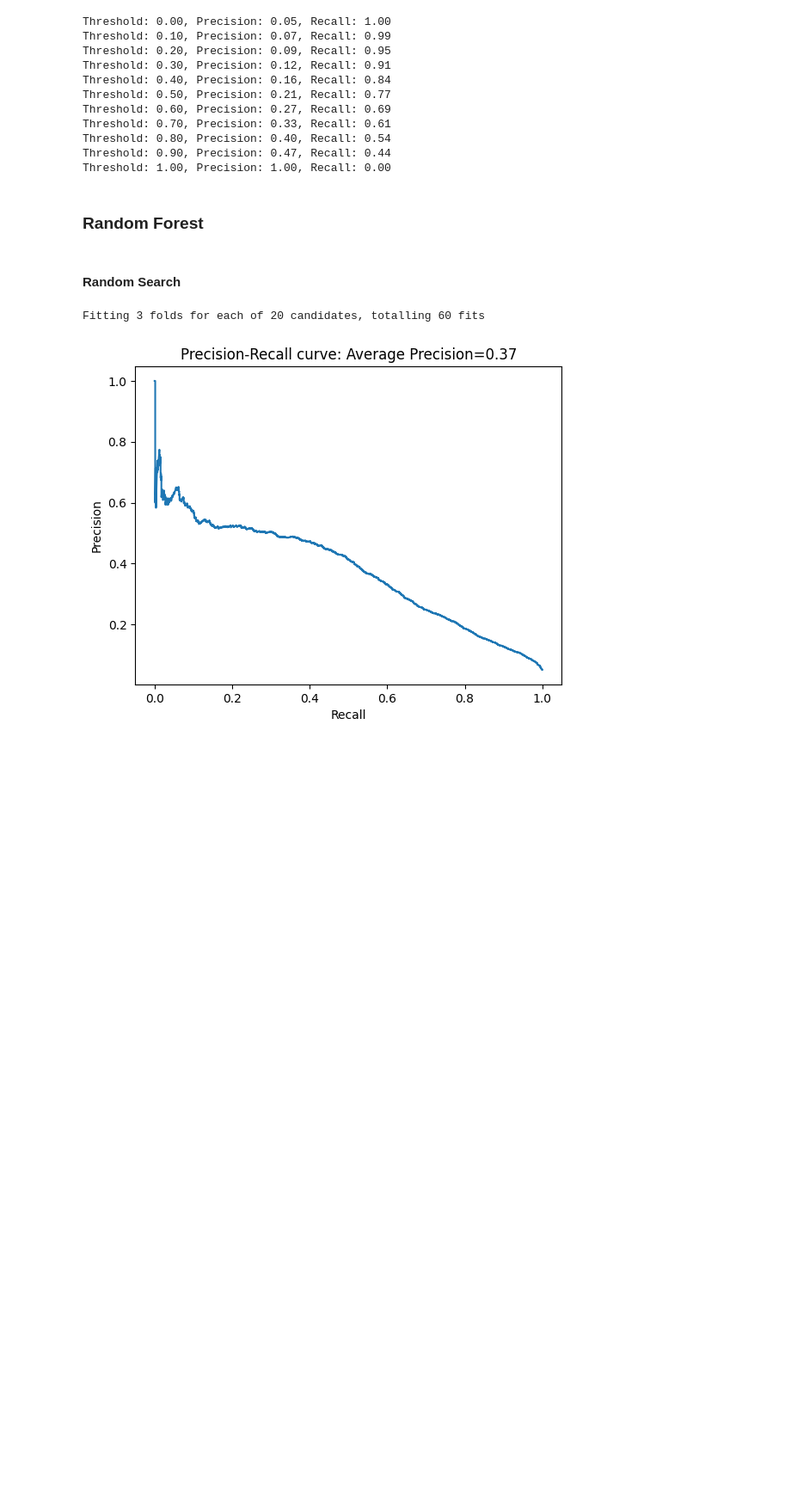
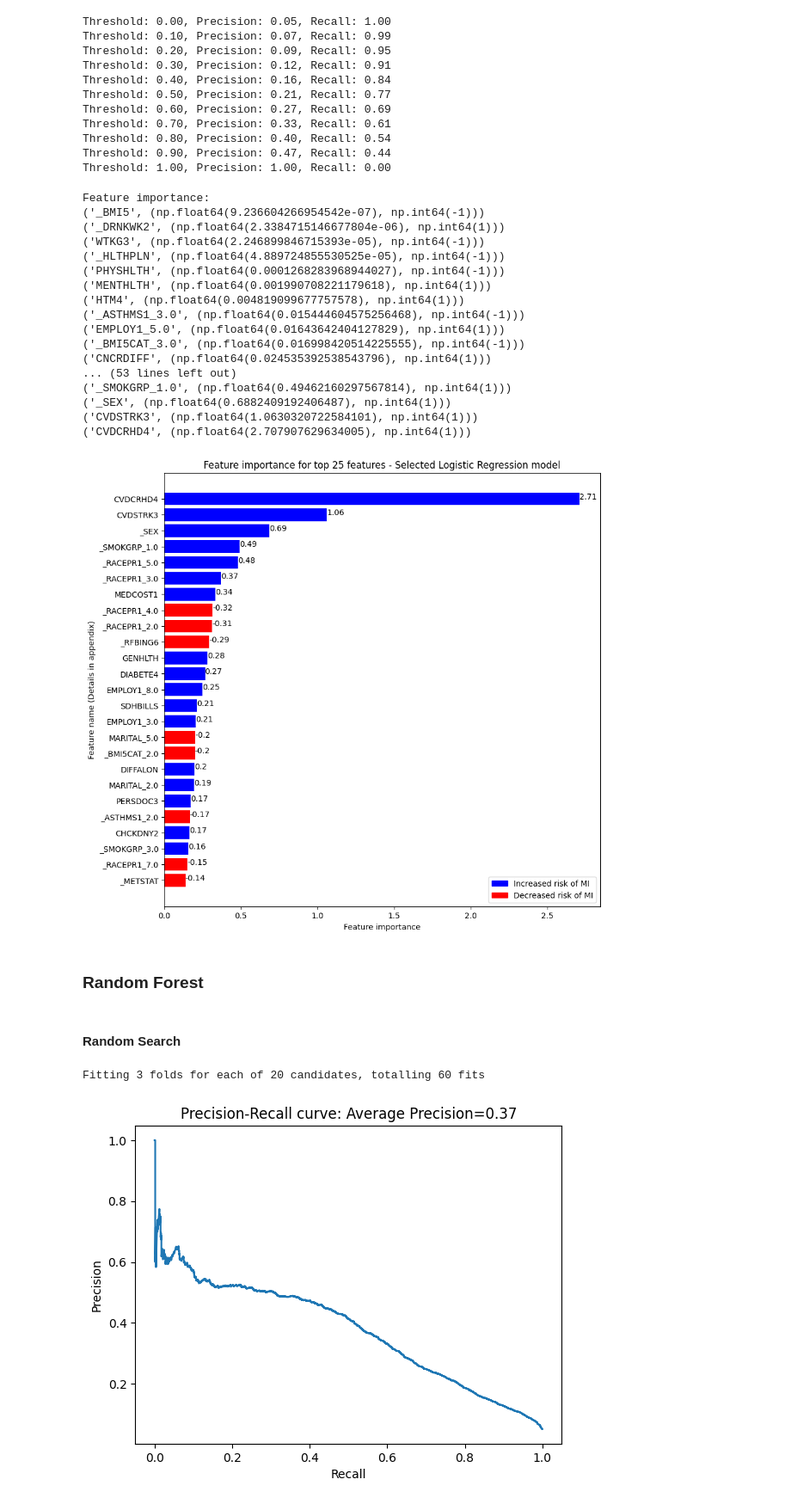
Before and after one commit to anuvrat-umich/siads_capstone, a Jupyter notebook: src/model.ipynb, the cells around one changed output. Shown at 86% size. Saved outputs shown, nothing was run; the diff lists cells and outputs as text; code cells hidden in the pictures; blank space fills up the shorter version.

```diff
--- a/src/model.ipynb
+++ b/src/model.ipynb
@@ -301,7 +307,7 @@ plt.hist(y_probs, bins=10)
 #### Specific LR Models
 # %%
 # Create an LR model
-clf_logistic = LogisticRegression(solver="liblinear", penalty="l1", C=0.1)
+#clf_logistic = LogisticRegression(solver="liblinear", penalty="l1", C=0.1)
 # Best parameters:{'C': 1, 'max_iter': 100, 'penalty': 'l2', 'solver': 'newton-cg'}
 clf_logistic = LogisticRegression(solver="newton-cg", penalty="l2", C=1, max_iter=100)
 
@@ -405,6 +412,63 @@ Threshold: 0.70, Precision: 0.33, Recall: 0.61
 Threshold: 0.80, Precision: 0.40, Recall: 0.54
 Threshold: 0.90, Precision: 0.47, Recall: 0.44
 Threshold: 1.00, Precision: 1.00, Recall: 0.00
+# %%
+# Plot feature importance
+feature_importance = dict(
+    zip(
+        X.columns,
+        zip(
+            np.abs(clf_logistic.coef_[0]),
+            np.where(clf_logistic.coef_[0] >= 0, 1, -1),
+        ),
+    )
+)
+sorted_features = sorted(
+    feature_importance.items(), key=lambda x: x[1][0], reverse=False
+)
+print("\n\nFeature importance:")
+for feature in sorted_features:
+    print(feature)
+
+# Plot feature importance with feature importance values as data labels
+plt.figure(figsize=(10, 10))
+top_n = 25
+colors = ["blue" if x[1][1] == 1 else "red" for x in sorted_features[-top_n:]]
+plt.barh(
+    [x[0] for x in sorted_features[-top_n:]],
+    [x[1][0] for x in sorted_features[-top_n:]],
+    color=colors,
+)
+for index, value in enumerate([x[1] for x in sorted_features[-top_n:]]):
+    plt.text(value[0], index, str(value[1] * round(value[0], 2)))
+plt.xlabel("Feature importance")
+plt.ylabel("Feature name (Details in appendix)")
+plt.title("Feature importance for top 25 features - Selected Logistic Regression model")
+# Add legend for colors
+blue_patch = mpatches.Patch(color='blue', label='Increased risk of MI')
+red_patch = mpatches.Patch(color='red', label='Decreased risk of MI')
+plt.legend(handles=[blue_patch, red_patch], loc='lower right')
+
+plt.show()
+# %% [output]
+Feature importance:
+('_BMI5', (np.float64(9.236604266954542e-07), np.int64(-1)))
+('_DRNKWK2', (np.float64(2.3384715146677804e-06), np.int64(1)))
+('WTKG3', (np.float64(2.246899846715393e-05), np.int64(-1)))
+('_HLTHPLN', (np.float64(4.889724855530525e-05), np.int64(-1)))
+('PHYSHLTH', (np.float64(0.0001268283968944027), np.int64(-1)))
+('MENTHLTH', (np.float64(0.001990708221179618), np.int64(1)))
+('HTM4', (np.float64(0.004819099677757578), np.int64(1)))
+('_ASTHMS1_3.0', (np.float64(0.015444604575256468), np.int64(-1)))
+('EMPLOY1_5.0', (np.float64(0.01643642404127829), np.int64(1)))
+('_BMI5CAT_3.0', (np.float64(0.016998420514225555), np.int64(-1)))
+('CNCRDIFF', (np.float64(0.024535392538543796), np.int64(1)))
+... (53 lines left out)
+('_SMOKGRP_1.0', (np.float64(0.49462160297567814), np.int64(1)))
+('_SEX', (np.float64(0.6882409192406487), np.int64(1)))
+('CVDSTRK3', (np.float64(1.0630320722584101), np.int64(1)))
+('CVDCRHD4', (np.float64(2.707907629634005), np.int64(1)))
+[figure, added]
 # %% [markdown]
 ### Random Forest
 # %% [markdown]
```
Also changed, not shown: parts of 3 cells of this notebook, 2 other files.
